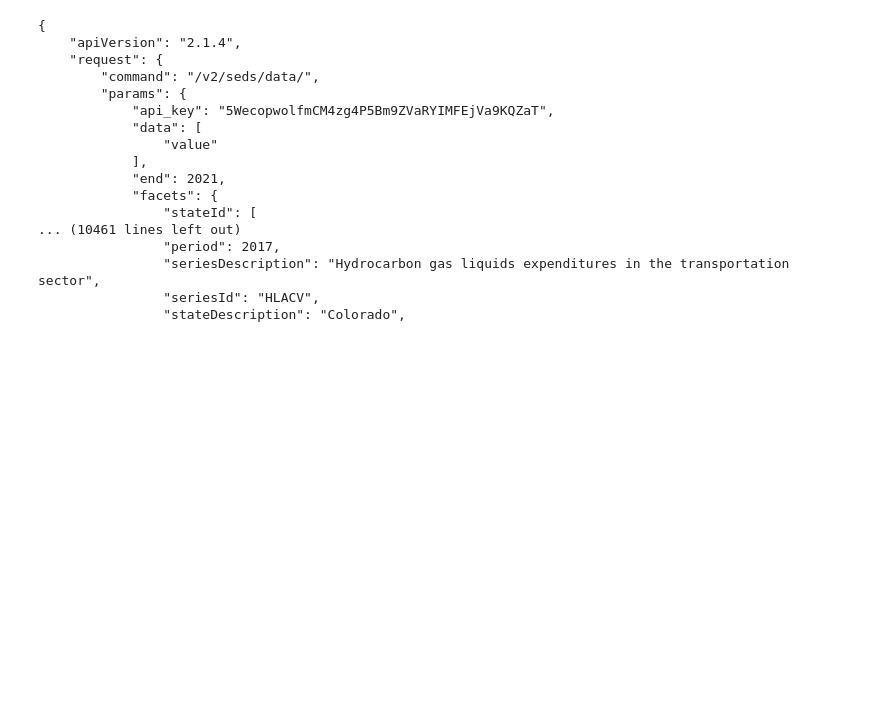
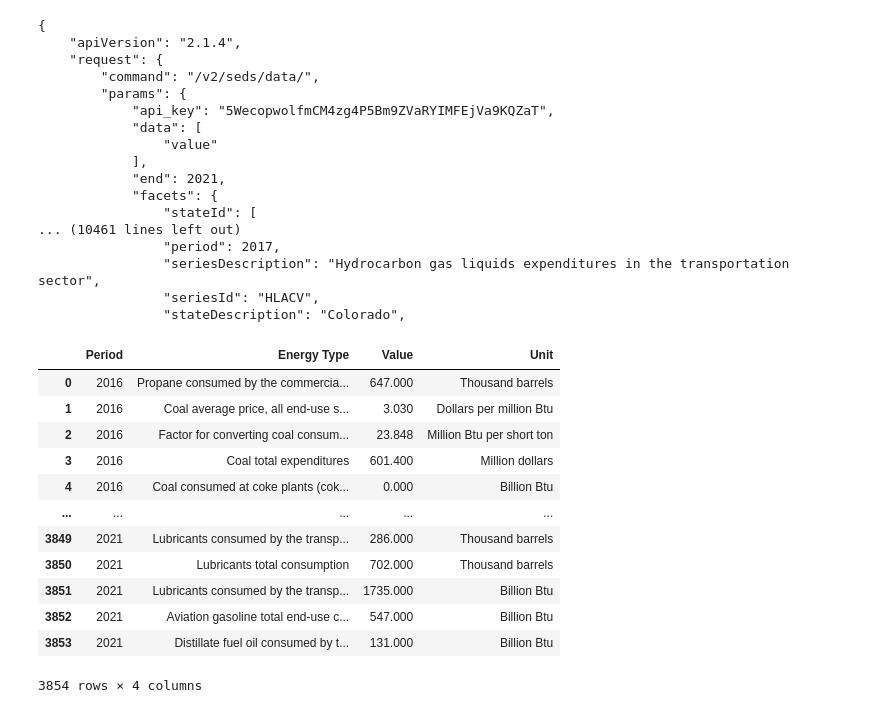
Before and after one commit to Zmart-22/Group-Project-1, a Jupyter notebook: data_collection_v1.ipynb, the cells around one changed output. Drawn from its saved outputs; the diff is of its cells as text; code cells hidden in the pictures; blank space fills up the shorter version.

```diff
--- a/data_collection_v1.ipynb
+++ b/data_collection_v1.ipynb
@@ -44,0 +63,19 @@ for item in range(len(response['response']['data'])):
+# %%
+#df sorted by year
+energy_df = energy_df.sort_values(by='Period', ascending=True)
+energy_df = energy_df.reset_index(drop=True)
+energy_df
+# %% [output]
+|  | Period | Energy Type | Value | Unit |
+| 0 | 2016 | Propane consumed by the commercia... | 647.000 | Thousand barrels |
+| 1 | 2016 | Coal average price, all end-use s... | 3.030 | Dollars per million Btu |
+| 2 | 2016 | Factor for converting coal consum... | 23.848 | Million Btu per short ton |
+| 3 | 2016 | Coal total expenditures | 601.400 | Million dollars |
+| 4 | 2016 | Coal consumed at coke plants (cok... | 0.000 | Billion Btu |
+| ... | ... | ... | ... | ... |
+| 3849 | 2021 | Lubricants consumed by the transp... | 286.000 | Thousand barrels |
+| 3850 | 2021 | Lubricants total consumption | 702.000 | Thousand barrels |
+| 3851 | 2021 | Lubricants consumed by the transp... | 1735.000 | Billion Btu |
+| 3852 | 2021 | Aviation gasoline total end-use c... | 547.000 | Billion Btu |
+| 3853 | 2021 | Distillate fuel oil consumed by t... | 131.000 | Billion Btu |
+3854 rows × 4 columns
```
Also changed, not shown: parts of 10 cells of this notebook.
